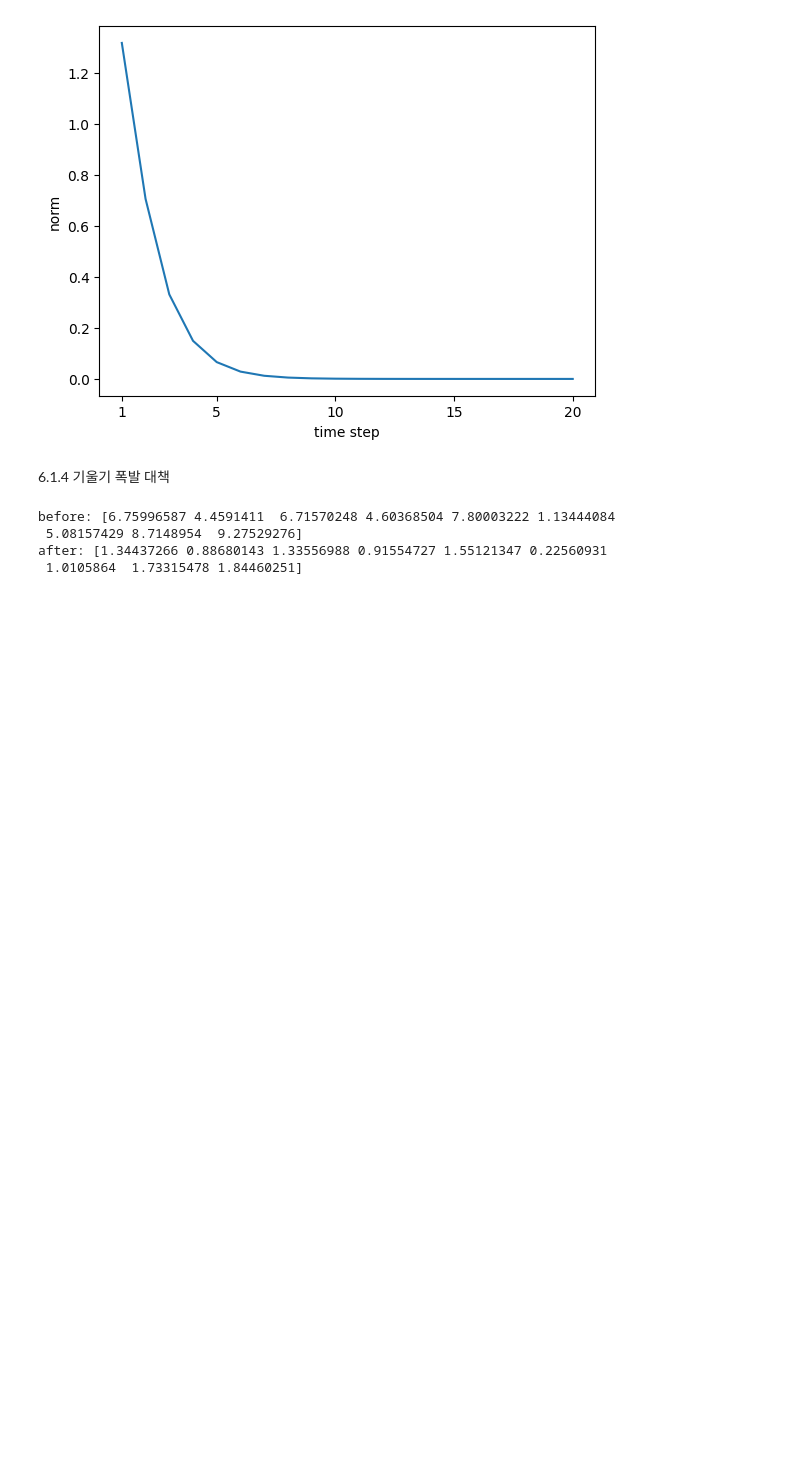
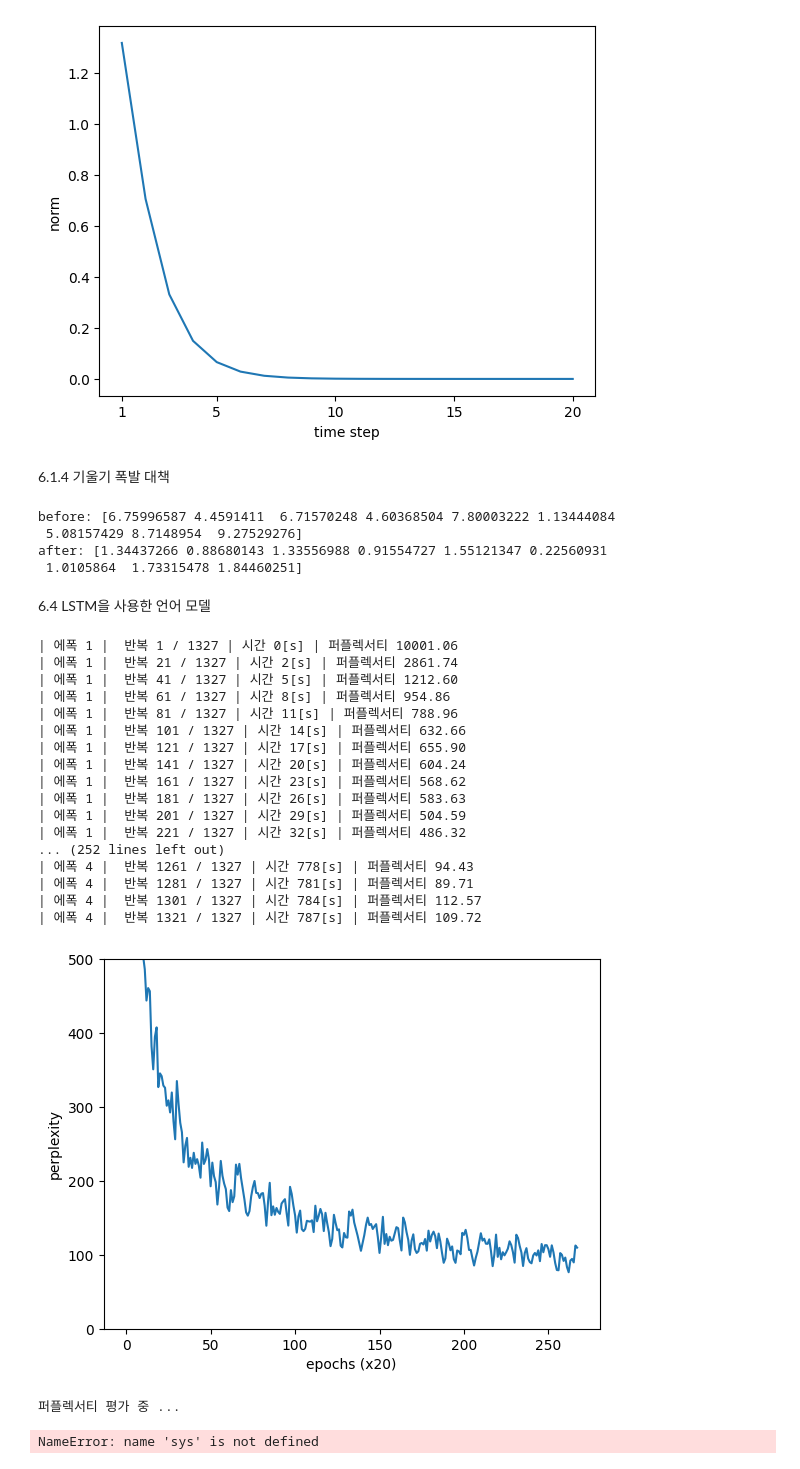
Before and after one commit to donggi22/TIL, a Jupyter notebook: 밑바닥부터 시작하는 딥러닝2/6장_필기.ipynb, the cells around one changed output. Drawn from its saved outputs; the diff is of its cells as text; code cells hidden in the pictures; blank space fills up the shorter version.

```diff
--- a/밑바닥부터 시작하는 딥러닝2/6장_필기.ipynb
+++ b/밑바닥부터 시작하는 딥러닝2/6장_필기.ipynb
@@ -115,3 +115,5 @@ before: [6.75996587 4.4591411  6.71570248 4.60368504 7.80003222 1.13444084
  5.08157429 8.7148954  9.27529276]
 after: [1.34437266 0.88680143 1.33556988 0.91554727 1.55121347 0.22560931
  1.0105864  1.73315478 1.84460251]
+# %% [markdown]
+6.4 LSTM을 사용한 언어 모델
@@ -117,0 +179,62 @@ after: [1.34437266 0.88680143 1.33556988 0.91554727 1.55121347 0.22560931
+# %%
+import numpy as np
+from optimizer import SGD
+from trainer import RnnlmTrainer
+from utils import eval_perplexity
+from data import ptb
+
+# 하이퍼파라미터 설정
+# 하이퍼파라미터 설정
+batch_size = 20
+wordvec_size = 100
+hidden_size = 100  # RNN의 은닉 상태 벡터의 원소 수
+time_size = 35     # RNN을 펼치는 크기
+lr = 20.0
+max_epoch = 4
+max_grad = 0.25
+
+# 학습 데이터 읽기
+corpus, word_to_id, id_to_word = ptb.load_data('train')
+corpus_test, _, _ = ptb.load_data('test')
+vocab_size = len(word_to_id)
+xs = corpus[:-1]
+ts = corpus[1:]
+
+# 모델 생성
+model = Rnnlm(vocab_size, wordvec_size, hidden_size)
+optimizer = SGD(lr)
+trainer = RnnlmTrainer(model, optimizer)
+
+# 기울기 클리핑을 적용하여 학습
+trainer.fit(xs, ts, max_epoch, batch_size, time_size, max_grad,
+            eval_interval=20)
+trainer.plot(ylim=(0, 500))
+
+# 테스트 데이터로 평가
+model.reset_state()
+ppl_test = eval_perplexity(model, corpus_test)
+print('테스트 퍼플렉서티: ', ppl_test)
+
+# 매개변수 저장
+model.save_params()
+# %% [output]
+| 에폭 1 |  반복 1 / 1327 | 시간 0[s] | 퍼플렉서티 10001.06
+| 에폭 1 |  반복 21 / 1327 | 시간 2[s] | 퍼플렉서티 2861.74
+| 에폭 1 |  반복 41 / 1327 | 시간 5[s] | 퍼플렉서티 1212.60
+| 에폭 1 |  반복 61 / 1327 | 시간 8[s] | 퍼플렉서티 954.86
+| 에폭 1 |  반복 81 / 1327 | 시간 11[s] | 퍼플렉서티 788.96
+| 에폭 1 |  반복 101 / 1327 | 시간 14[s] | 퍼플렉서티 632.66
+| 에폭 1 |  반복 121 / 1327 | 시간 17[s] | 퍼플렉서티 655.90
+| 에폭 1 |  반복 141 / 1327 | 시간 20[s] | 퍼플렉서티 604.24
+| 에폭 1 |  반복 161 / 1327 | 시간 23[s] | 퍼플렉서티 568.62
+| 에폭 1 |  반복 181 / 1327 | 시간 26[s] | 퍼플렉서티 583.63
+| 에폭 1 |  반복 201 / 1327 | 시간 29[s] | 퍼플렉서티 504.59
+| 에폭 1 |  반복 221 / 1327 | 시간 32[s] | 퍼플렉서티 486.32
+... (252 lines left out)
+| 에폭 4 |  반복 1261 / 1327 | 시간 778[s] | 퍼플렉서티 94.43
+| 에폭 4 |  반복 1281 / 1327 | 시간 781[s] | 퍼플렉서티 89.71
+| 에폭 4 |  반복 1301 / 1327 | 시간 784[s] | 퍼플렉서티 112.57
+| 에폭 4 |  반복 1321 / 1327 | 시간 787[s] | 퍼플렉서티 109.72
+[figure, added]
+퍼플렉서티 평가 중 ...
+NameError: name 'sys' is not defined
```
Also changed, not shown: parts of 1 cell of this notebook, 2 other files.
